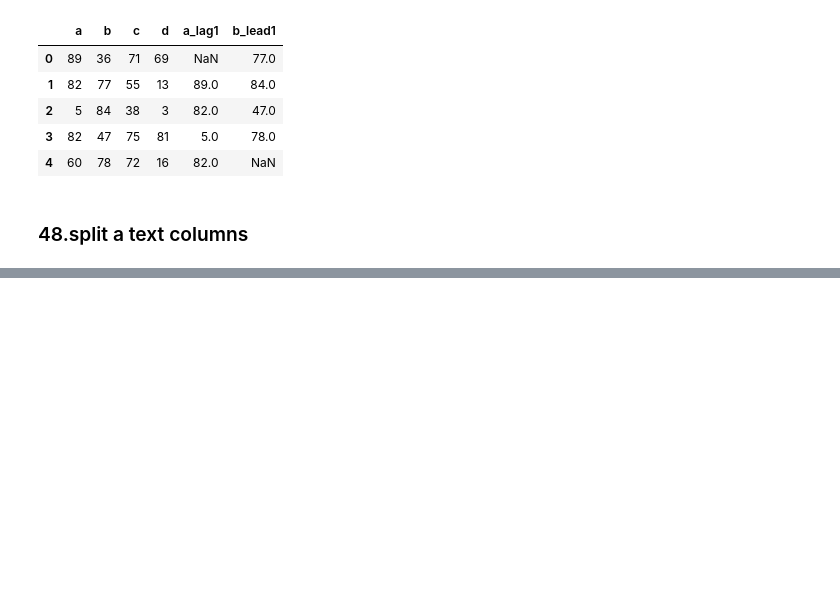
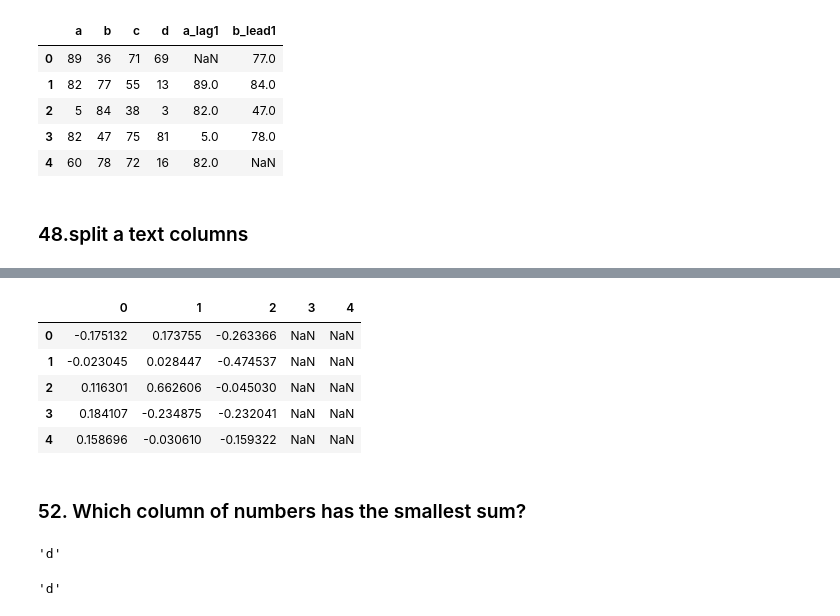
Before and after one commit to edging1218/CodingExercise, a Jupyter notebook: pandas_exercise.ipynb, the cells around one changed output, grey strips where cells are left out. Cells and saved outputs as stored; diff of their text form; code cells hidden in the pictures; blank space fills up the shorter version.

```diff
--- a/pandas_exercise.ipynb
+++ b/pandas_exercise.ipynb
@@ -1364,0 +1429,2 @@ df.row.str.split(',|\t', expand=True)
+# %%
+df = pd.DataFrame(np.random.random(size=(5, 3)))
@@ -1364,0 +1440,13 @@ df.row.str.split(',|\t', expand=True)
+# %%
+# df.mean() get column mean by default, axis=0
+# df.sub() has axis=1 by default, could not broadcast as in numpy
+df-df.mean(axis=1)
+# %% [output]
+|  | 0 | 1 | 2 | 3 | 4 |
+| 0 | -0.175132 | 0.173755 | -0.263366 | NaN | NaN |
+| 1 | -0.023045 | 0.028447 | -0.474537 | NaN | NaN |
+| 2 | 0.116301 | 0.662606 | -0.045030 | NaN | NaN |
+| 3 | 0.184107 | -0.234875 | -0.232041 | NaN | NaN |
+| 4 | 0.158696 | -0.030610 | -0.159322 | NaN | NaN |
+# %% [markdown]
+### 52. Which column of numbers has the smallest sum?
@@ -1364,0 +1455,8 @@ df.row.str.split(',|\t', expand=True)
+# %%
+df.sum().argmin()
+# %% [output]
+'d'
+# %%
+df.sum().idxmin()
+# %% [output]
+'d'
```
Also changed, not shown: parts of 22 cells of this notebook.
